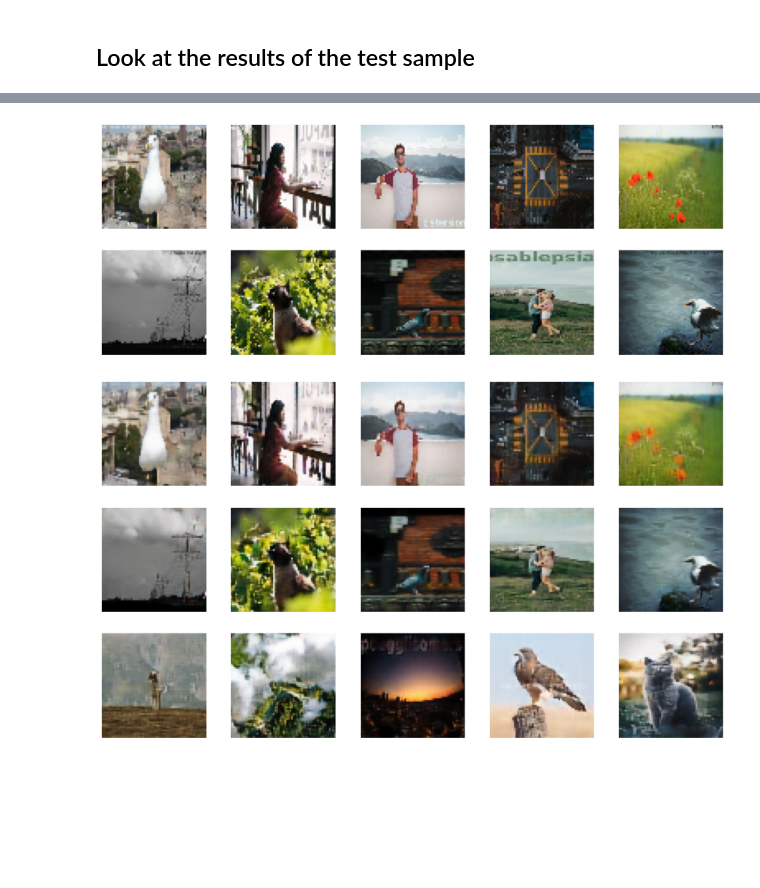
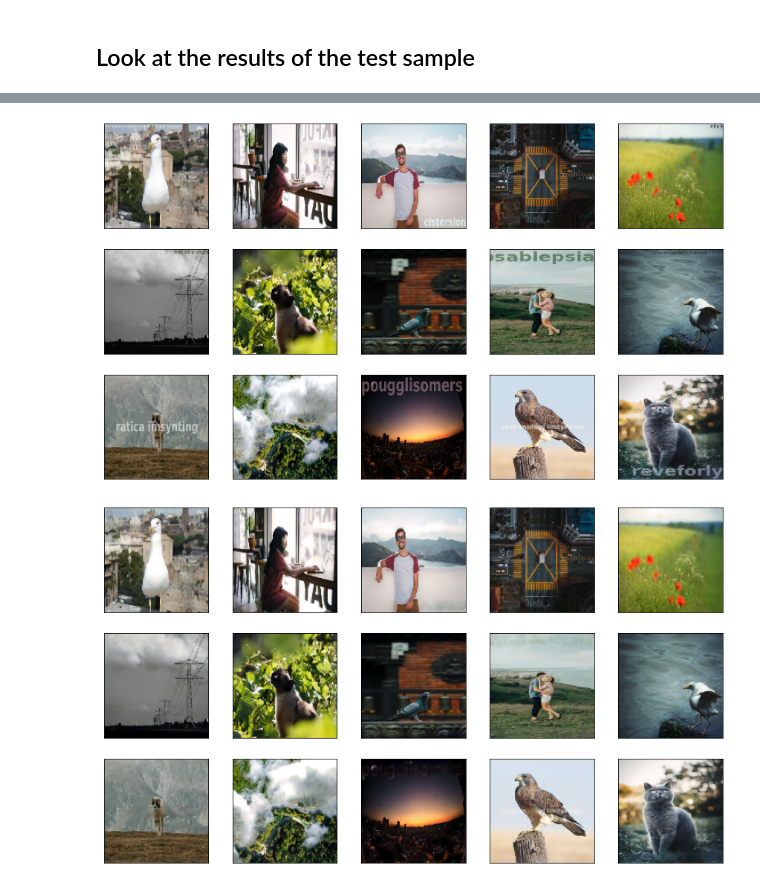
Before and after one commit to xanderkov/RWDL, a Jupyter notebook: notebook/main.ipynb, the cells around one changed output, grey strips where cells are left out. Cells and saved outputs as stored; diff of their text form; code cells hidden in the pictures; blank space fills up the shorter version.

```diff
--- a/notebook/main.ipynb
+++ b/notebook/main.ipynb
@@ -181,7 +181,7 @@ Hint: If you want to see a list of allocated tensors when OOM happens, add repor
 modelAutoEncoder.save_weights('../weight/255.h5') # Сохраняем модель
 # %%
 modelAutoEncoder = baseAutoencoder(img_width, img_height)
-modelAutoEncoder.load_weights('../weight/255.h5') # Загружаем модель
+modelAutoEncoder.load_weights('../weights/128.h5') # Загружаем модель
 # %%
 plt.figure(figsize=(7,3))
 plt.plot(history.history['val_loss'][10:],
@@ -201,21 +201,21 @@ modelAutoEncoder.evaluate(xVal, res)
 0.0
 # %%
 plt.figure(figsize=(15,15))
-for i in range(10):
+for i in range(15):
     plt.subplot(5,5,i+1)
     plt.xticks([])
     plt.yticks([])
     plt.grid(False)
     plt.imshow(cv2.cvtColor(xVal[i].astype('float32'), cv2.COLOR_BGR2RGB))
 plt.show()
 plt.figure(figsize=(15,15))
 for i in range(15):
     plt.subplot(5,5,i+1)
     plt.xticks([])
     plt.yticks([])
     plt.grid(False)
     plt.imshow(cv2.cvtColor(res[i], cv2.COLOR_BGR2RGB))
 plt.show()
 # %% [output]
-[figure, old version]
+[figure, new version]
-[figure, old version]
+[figure, new version]
```
Also changed, not shown: parts of 1 cell of this notebook, 2 other files.
